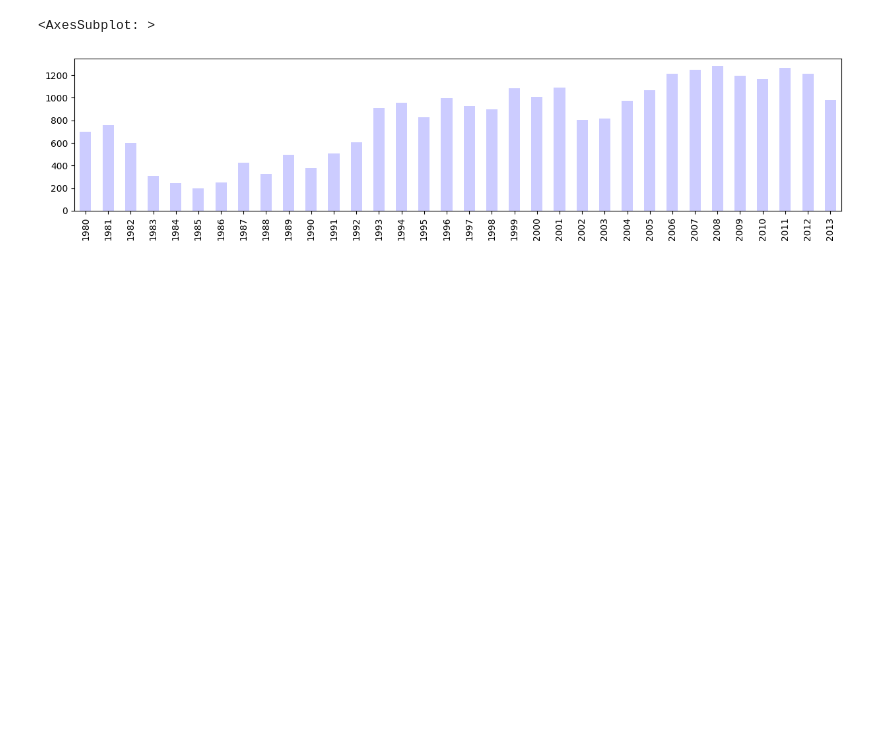
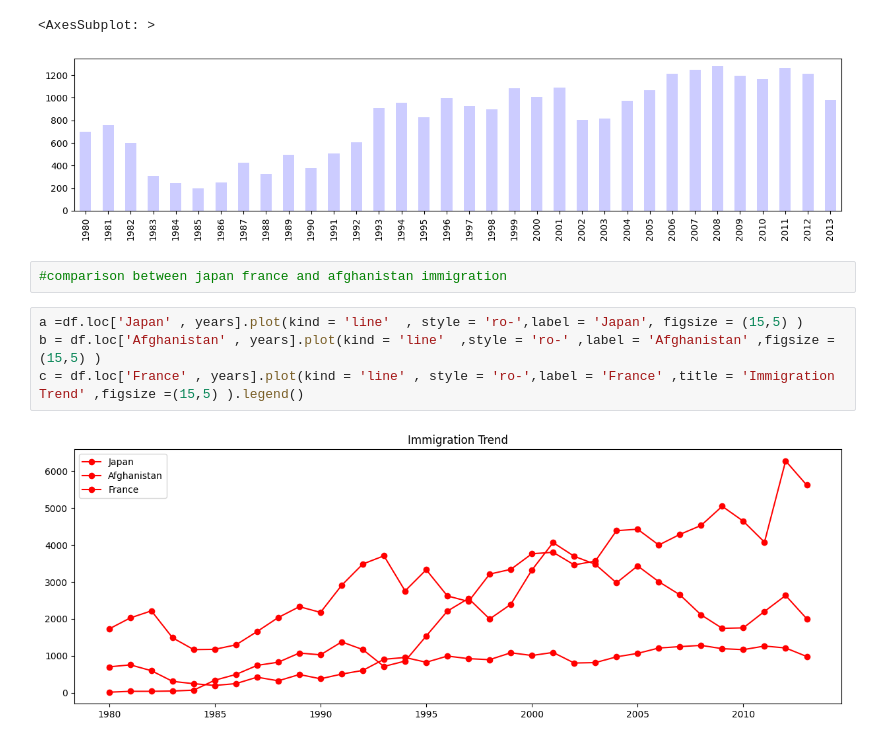
Before and after one commit to shivisingh02/pythonprograms, a Jupyter notebook: pandas/chapter3.ipynb, the cells around one changed output. Drawn from its saved outputs; the diff is of its cells as text; blank space fills up the shorter version.

```diff
--- a/pandas/chapter3.ipynb
+++ b/pandas/chapter3.ipynb
@@ -165,3 +164,11 @@ df.loc['Japan' , years].plot(kind = 'bar' , color = 'blue' , alpha = 0.2, figsiz
 # %% [output]
 <AxesSubplot: >
 [figure]
+# %%
+#comparison between japan france and afghanistan immigration
+# %%
+a =df.loc['Japan' , years].plot(kind = 'line'  , style = 'ro-',label = 'Japan', figsize = (15,5) )
+b = df.loc['Afghanistan' , years].plot(kind = 'line'  ,style = 'ro-' ,label = 'Afghanistan' ,figsize = (15,5) )
+c = df.loc['France' , years].plot(kind = 'line' , style = 'ro-',label = 'France' ,title = 'Immigration Trend' ,figsize =(15,5) ).legend()
+# %% [output]
+[figure, added]
```
Also changed, not shown: parts of 2 cells of this notebook, 1 other file.
